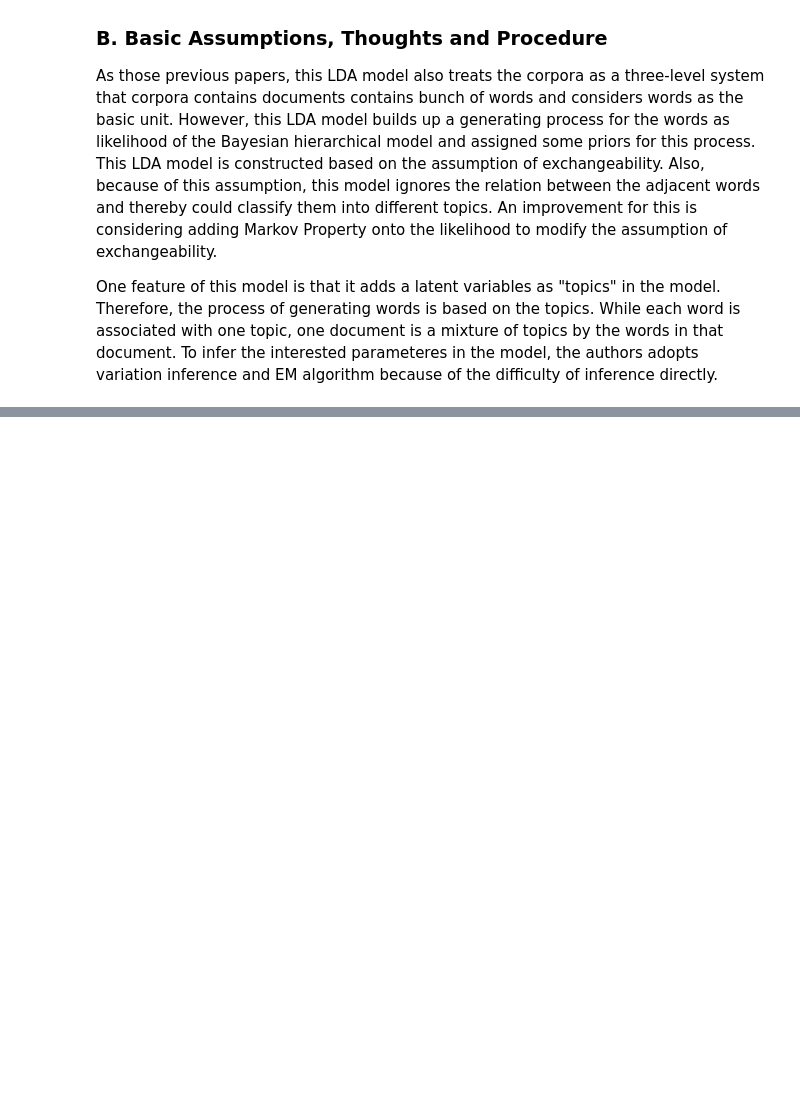
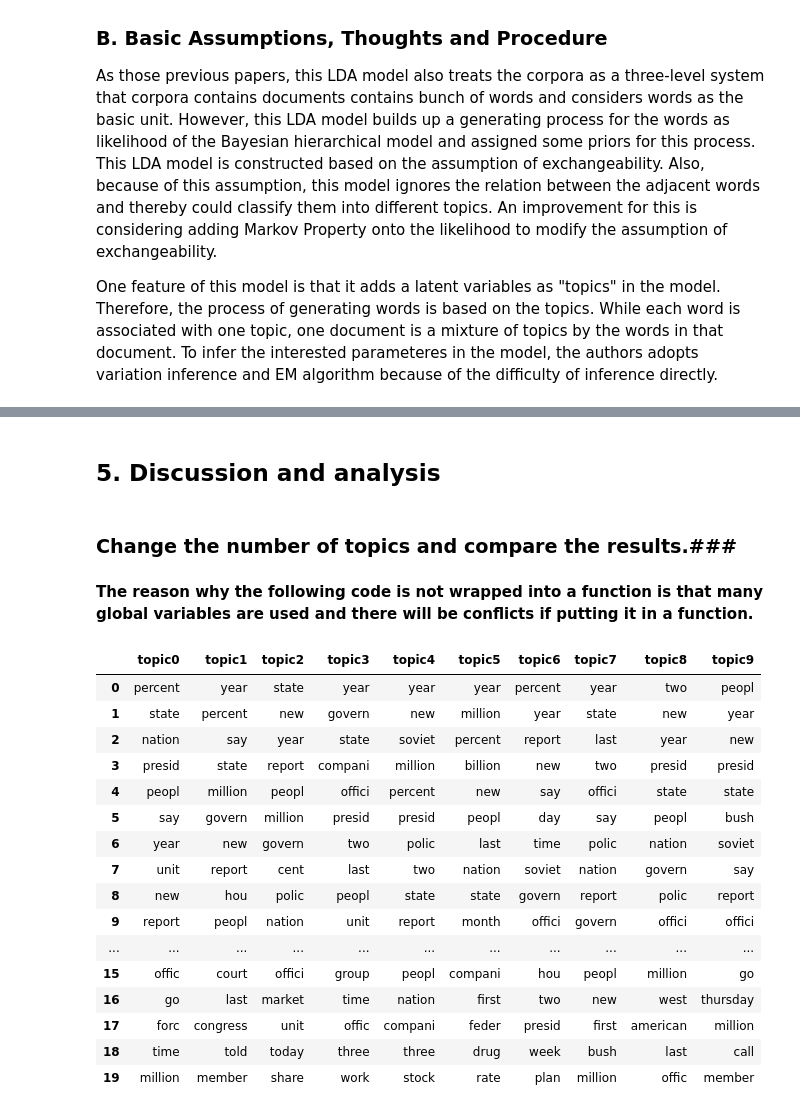
Before and after one commit to shiwenli/Make-this-Possible, a Jupyter notebook: Final Reports.ipynb, the cells around one changed output, grey strips where cells are left out. Saved outputs shown, nothing was run; the diff lists cells and outputs as text; code cells hidden in the pictures; blank space fills up the shorter version.

```diff
--- a/Final Reports.ipynb
+++ b/Final Reports.ipynb
@@ -85,0 +448,3 @@ For the M-step of $\alpha$, the authors implement using a Newton-Raphson method.
+# %%
+%%time
+document_log_likelihood, phi_sufficient_statistics, gamma = e_step()
@@ -85,0 +523,51 @@ For the M-step of $\alpha$, the authors implement using a Newton-Raphson method.
+# %% [markdown]
+## 5. Discussion and analysis
+# %% [markdown]
+### Change the number of topics and compare the results.###
+# %% [markdown]
+**The reason why the following code is not wrapped into a function is that many global variables are used and there will be conflicts if putting it in a function.**
+# %%
+number_of_topics = 10
+alpha_alpha = np.zeros(number_of_topics) + 1/number_of_topics
+alpha_beta = np.zeros(number_of_types) + 1/number_of_types
+eta = np.random.gamma(100., 1./100., (number_of_topics,number_of_types))
+gamma = np.zeros((number_of_documents, number_of_topics)) + alpha_alpha[np.newaxis, :] + 1.0 * number_of_types / number_of_topics
+document_log_likelihood, phi_sufficient_statistics, gamma = e_step(number_of_topics=number_of_topics)
+topic_log_likelihood, alpha_sufficient_statistics, eta = m_step(phi_sufficient_statistics)
+alpha_alpha = optimize_hyperparameters(alpha_sufficient_statistics,alpha=alpha_alpha)
+words_log_likelihood, corpus_gamma_values = e_step(corpus = test_corpus,
+number_of_topics=number_of_topics)
+E_log_eta = compute_dirichlet_expectation(eta)
+topic = []
+for topic_index in range(number_of_topics):
+    temp_list = []
+    beta_probability = np.exp(E_log_eta[topic_index, :] - sp.misc.logsumexp(E_log_eta[topic_index, :]))
+    i = 0
+    for type_index in reversed(np.argsort(beta_probability)):
+        i += 1
+        if i <= 20:
+            temp_list.append(index_to_type[type_index])
+        else: break
+    topic.append(temp_list)
+
+index = random.sample(range(number_of_topics),10)
+df = pd.DataFrame({"topic0":topic[index[9]],"topic1":topic[index[0]],"topic2":topic[index[1]],"topic3":topic[index[2]],"topic4":topic[index[3]],"topic5":topic[index[4]],"topic6":topic[index[5]],"topic7":topic[index[6]],"topic8":topic[index[7]],"topic9":topic[index[8]]})
+df
+# %% [output]
+|  | topic0 | topic1 | topic2 | topic3 | topic4 | topic5 | topic6 | topic7 | topic8 | topic9 |
+| 0 | percent | year | state | year | year | year | percent | year | two | peopl |
+| 1 | state | percent | new | govern | new | million | year | state | new | year |
+| 2 | nation | say | year | state | soviet | percent | report | last | year | new |
+| 3 | presid | state | report | compani | million | billion | new | two | presid | presid |
+| 4 | peopl | million | peopl | offici | percent | new | say | offici | state | state |
+| 5 | say | govern | million | presid | presid | peopl | day | say | peopl | bush |
+| 6 | year | new | govern | two | polic | last | time | polic | nation | soviet |
+| 7 | unit | report | cent | last | two | nation | soviet | nation | govern | say |
+| 8 | new | hou | polic | peopl | state | state | govern | report | polic | report |
+| 9 | report | peopl | nation | unit | report | month | offici | govern | offici | offici |
+| ... | ... | ... | ... | ... | ... | ... | ... | ... | ... | ... |
+| 15 | offic | court | offici | group | peopl | compani | hou | peopl | million | go |
+| 16 | go | last | market | time | nation | first | two | new | west | thursday |
+| 17 | forc | congress | unit | offic | compani | feder | presid | first | american | million |
+| 18 | time | told | today | three | three | drug | week | bush | last | call |
+| 19 | million | member | share | work | stock | rate | plan | million | offic | member |
```
Also changed, not shown: parts of 33 cells of this notebook.
